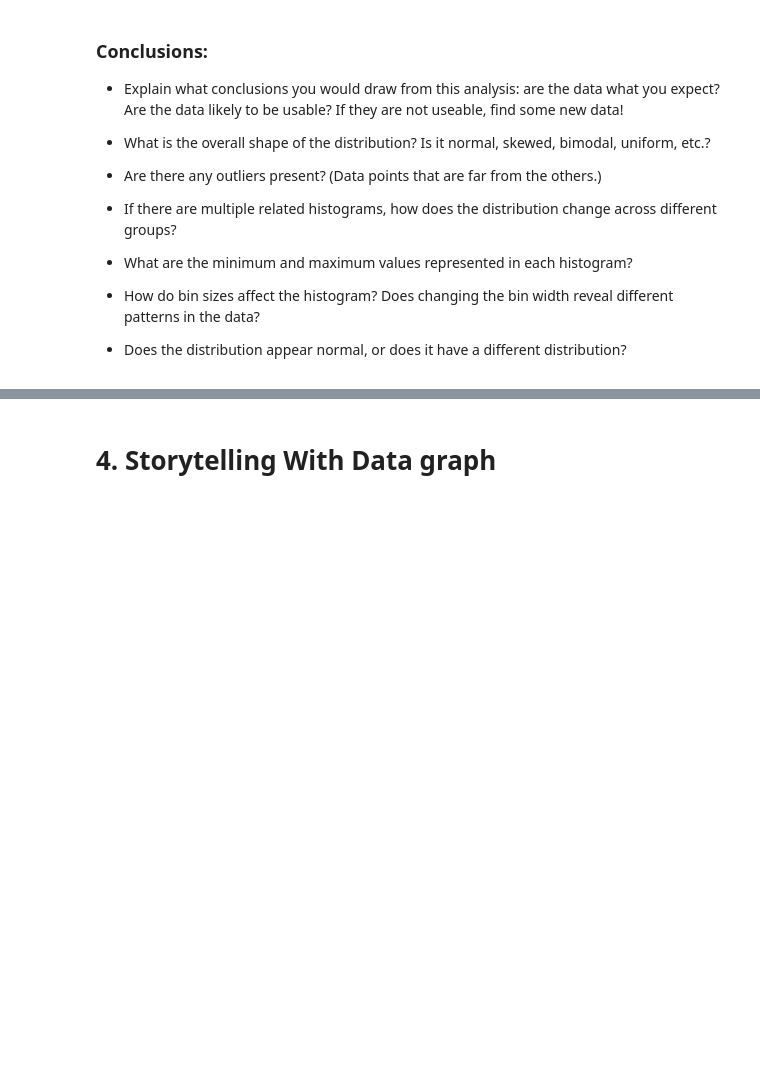
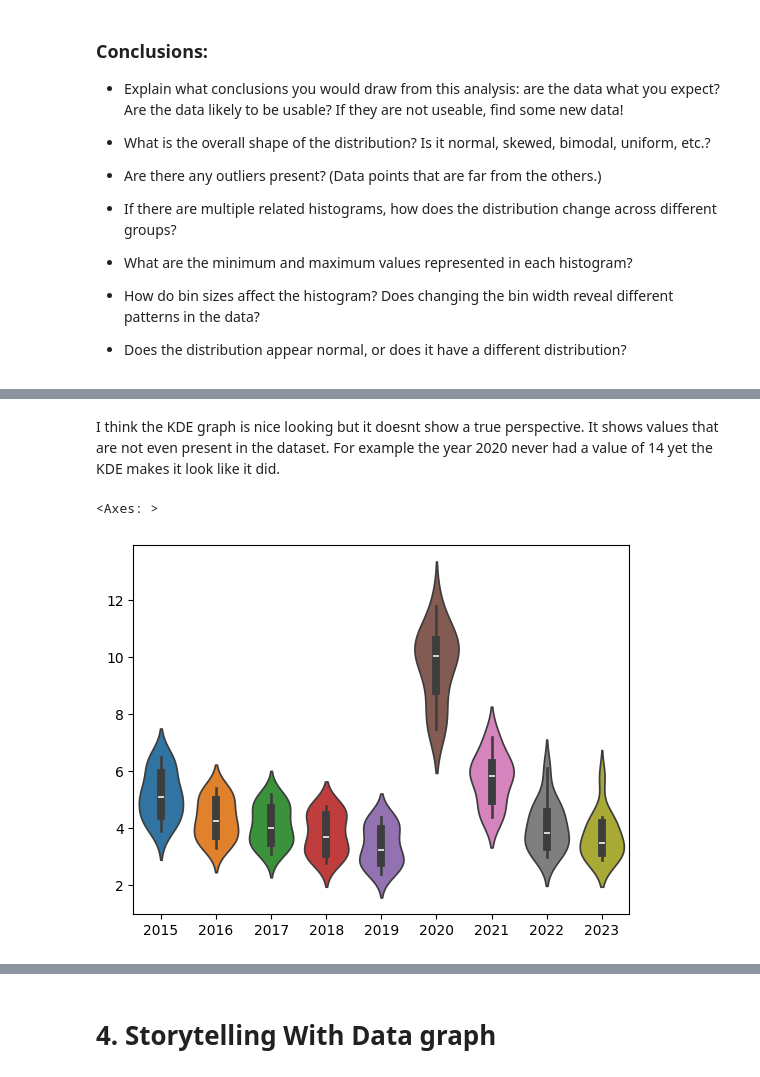
Before and after one commit to manningdbu/OMDS-ModB2-Week-4---Manning-Diana-, a Jupyter notebook: Week4.ipynb, the cells around one changed output, grey strips where cells are left out. Saved outputs shown, nothing was run; the diff lists cells and outputs as text; code cells hidden in the pictures; blank space fills up the shorter version.

```diff
--- a/Week4.ipynb
+++ b/Week4.ipynb
@@ -105,0 +209,7 @@ This week, you will do the same types of exercises as last week, but you should
+# %% [markdown]
+I think the KDE graph is nice looking but it doesnt show a true perspective.  It shows values that are not even present in the dataset. For example the year 2020 never had a value of 14 yet the KDE makes it look like it did.
+# %%
+sns.violinplot(MA_unemployment_2[1:15])
+# %% [output]
+<Axes: >
+[figure, added]
```
Also changed, not shown: parts of 19 cells of this notebook, 2 other files.
